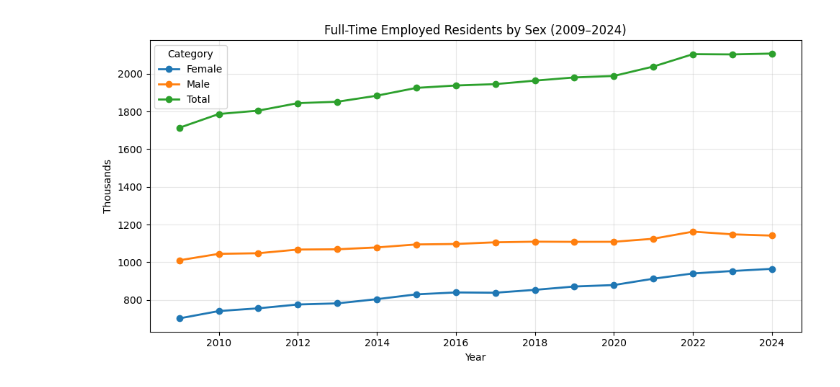
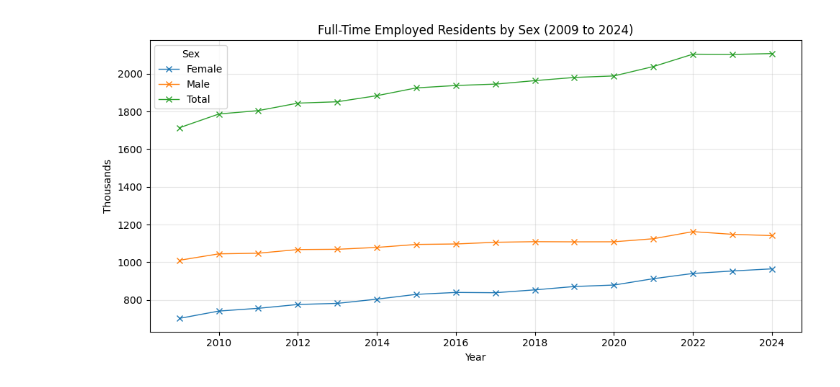
Before and after one commit to ccalvvin/flatback, a Jupyter notebook: stats data.ipynb, the cells around one changed output. Cells and saved outputs as stored; diff of their text form; code cells hidden in the pictures.

```diff
--- a/stats data.ipynb
+++ b/stats data.ipynb
@@ -29,7 +29,7 @@ for row in rows:
 
     for item in row["columns"]:
         records.append({
-            "Category": category,
+            "Sex": category,
             "Year": int(item["key"]),
             "Value": float(item["value"])
         })
@@ -47,26 +47,26 @@ print(df.tail())
 # %%
 import matplotlib.pyplot as plt
 
 # Convert long -> wide
 plot_df = df.pivot(
     index="Year",
-    columns="Category",
+    columns="Sex",
     values="Value"
 )
 
 # Plot
 ax = plot_df.plot(
     figsize=(10, 5),
-    marker="o",
-    linewidth=2
+    marker="x",
+    linewidth=1
 )
 
-ax.set_title("Full-Time Employed Residents by Sex (2009–2024)")
+ax.set_title("Full-Time Employed Residents by Sex (2009 to 2024)")
 ax.set_xlabel("Year")
 ax.set_ylabel("Thousands")
 ax.grid(True, alpha=0.3)
 
 plt.tight_layout()
 plt.show()
 # %% [output]
-[figure, old version]
+[figure, new version]
```
Also changed, not shown: parts of 2 cells of this notebook, 5 other files.
